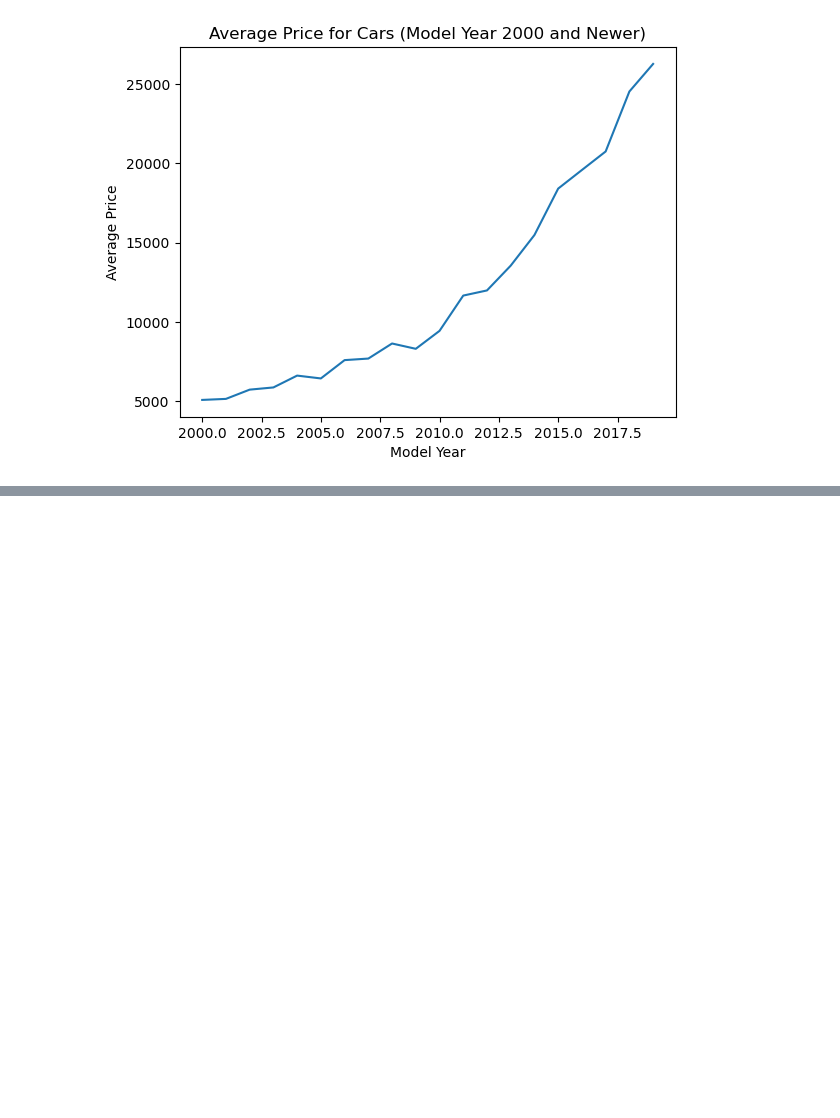
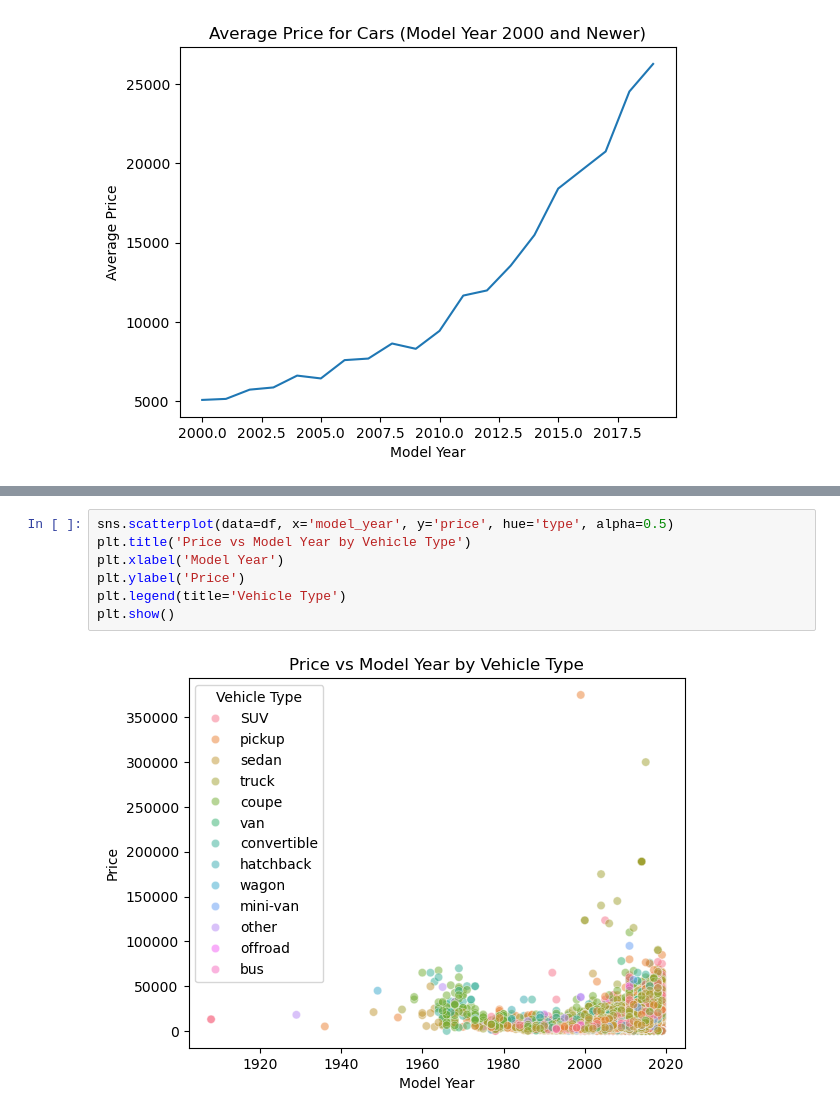
Before and after one commit to Cdisi1999/Sprint4Proj, a Jupyter notebook: notebooks/EDA.ipynb, the cells around one changed output, grey strips where cells are left out. Cells and saved outputs as stored; diff of their text form; blank space fills up the shorter version.

```diff
--- a/notebooks/EDA.ipynb
+++ b/notebooks/EDA.ipynb
@@ -220,0 +247,9 @@ plt.show()
+# %%
+sns.scatterplot(data=df, x='model_year', y='price', hue='type', alpha=0.5)
+plt.title('Price vs Model Year by Vehicle Type')
+plt.xlabel('Model Year')
+plt.ylabel('Price')
+plt.legend(title='Vehicle Type')
+plt.show()
+# %% [output]
+[figure, added]
```
Also changed, not shown: parts of 4 cells of this notebook.
